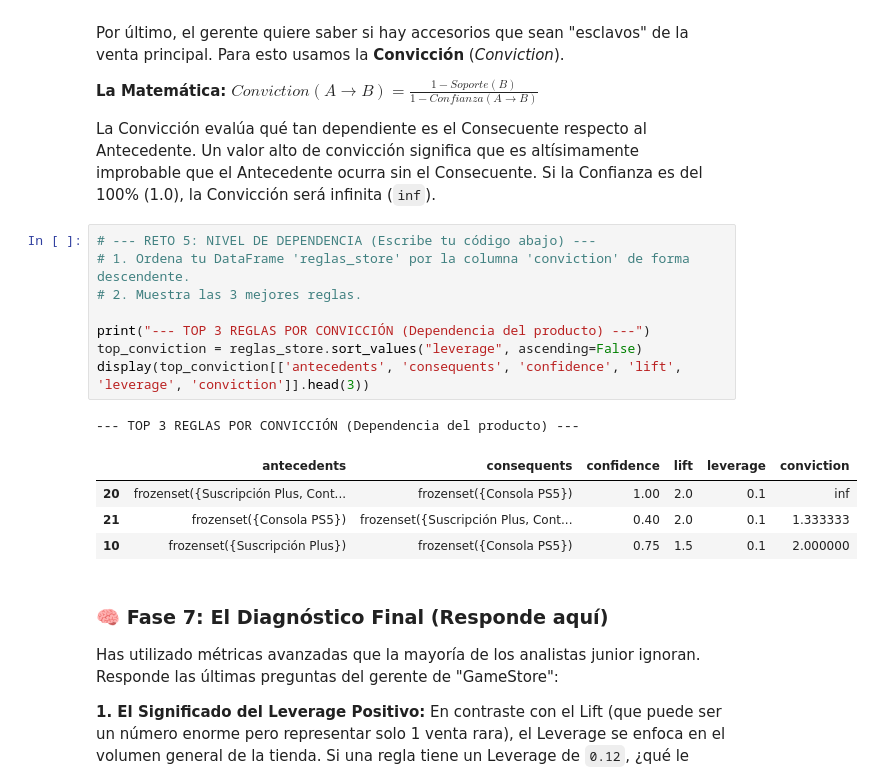
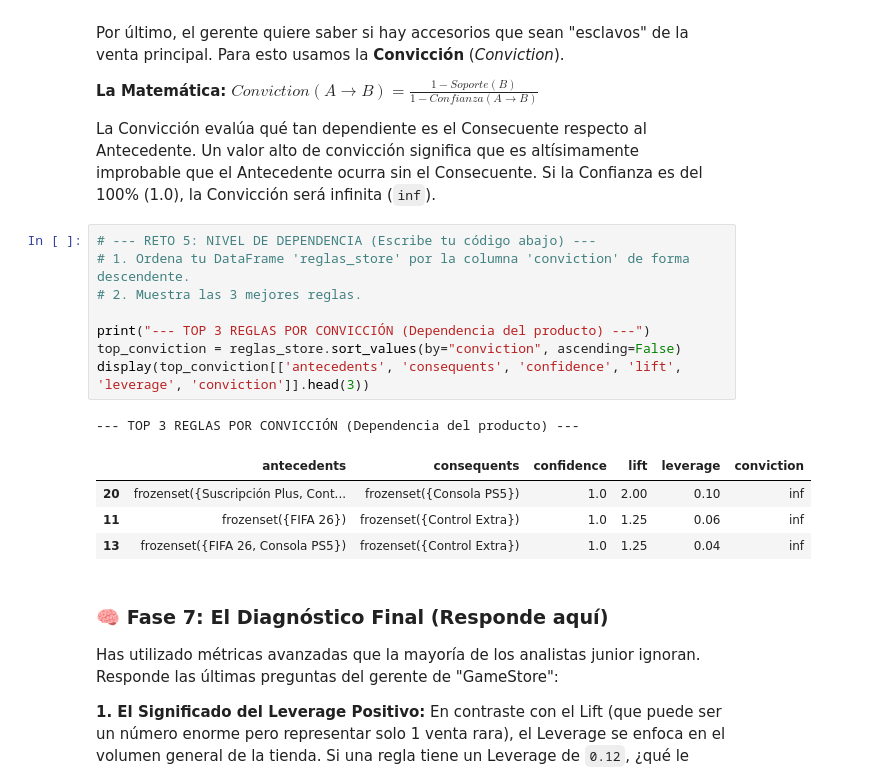
Before and after one commit to Rhamses09/mineria_datos, a Jupyter notebook: parcial2/assoc/02-Assoc_rules_direction_classwork.ipynb, the cells around one changed output. Cells and saved outputs as stored; diff of their text form.

```diff
--- a/parcial2/assoc/02-Assoc_rules_direction_classwork.ipynb
+++ b/parcial2/assoc/02-Assoc_rules_direction_classwork.ipynb
@@ -136,17 +136,17 @@ La Convicción evalúa qué tan dependiente es el Consecuente respecto al Antece
 # %%
 # --- RETO 5: NIVEL DE DEPENDENCIA (Escribe tu código abajo) ---
 # 1. Ordena tu DataFrame 'reglas_store' por la columna 'conviction' de forma descendente.
 # 2. Muestra las 3 mejores reglas.
 
 print("--- TOP 3 REGLAS POR CONVICCIÓN (Dependencia del producto) ---")
-top_conviction = reglas_store.sort_values("leverage", ascending=False)
+top_conviction = reglas_store.sort_values(by="conviction", ascending=False)
 display(top_conviction[['antecedents', 'consequents', 'confidence', 'lift', 'leverage', 'conviction']].head(3))
 # %% [output]
 --- TOP 3 REGLAS POR CONVICCIÓN (Dependencia del producto) ---
 |  | antecedents | consequents | confidence | lift | leverage | conviction |
-| 20 | frozenset({Suscripción Plus, Cont... | frozenset({Consola PS5}) | 1.00 | 2.0 | 0.1 | inf |
-| 21 | frozenset({Consola PS5}) | frozenset({Suscripción Plus, Cont... | 0.40 | 2.0 | 0.1 | 1.333333 |
-| 10 | frozenset({Suscripción Plus}) | frozenset({Consola PS5}) | 0.75 | 1.5 | 0.1 | 2.000000 |
+| 20 | frozenset({Suscripción Plus, Cont... | frozenset({Consola PS5}) | 1.0 | 2.00 | 0.10 | inf |
+| 11 | frozenset({FIFA 26}) | frozenset({Control Extra}) | 1.0 | 1.25 | 0.06 | inf |
+| 13 | frozenset({FIFA 26, Consola PS5}) | frozenset({Control Extra}) | 1.0 | 1.25 | 0.04 | inf |
 # %% [markdown]
 ### 🧠 Fase 7: El Diagnóstico Final (Responde aquí)
 
```
Also changed, not shown: parts of 4 cells of this notebook, 1 other file.
